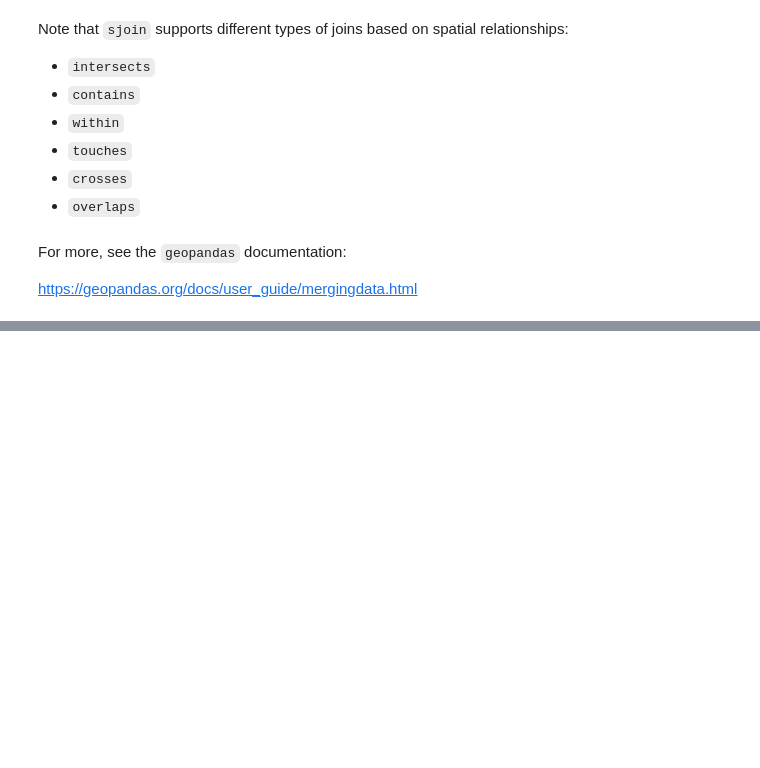
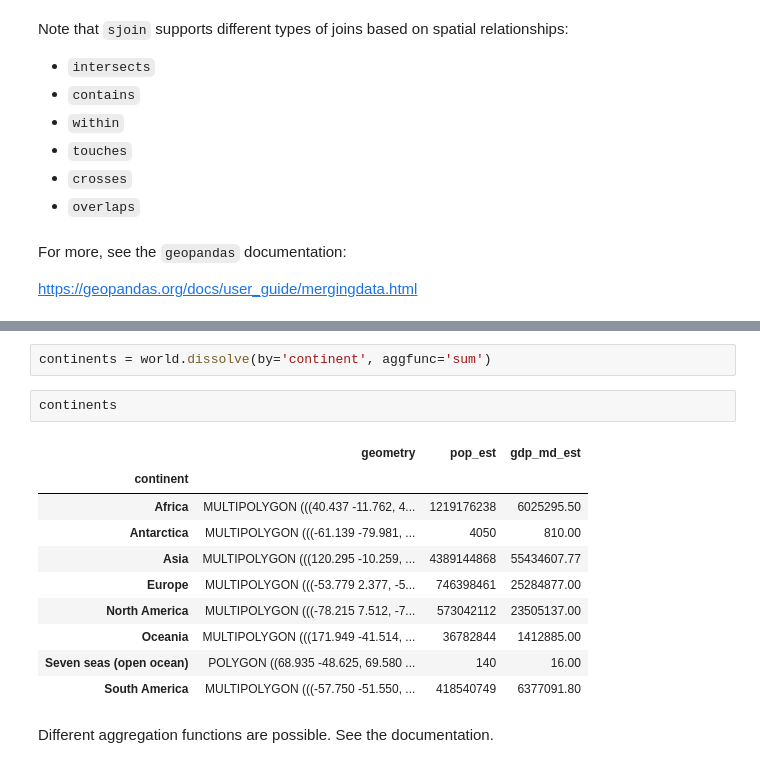
Before and after one commit to sebastianhohmann/geopandas_examples, a Jupyter notebook: _04_common_recipes_reatures.ipynb, the cells around one changed output, grey strips where cells are left out. Drawn from its saved outputs; the diff is of its cells as text; blank space fills up the shorter version.

```diff
--- a/_04_common_recipes_reatures.ipynb
+++ b/_04_common_recipes_reatures.ipynb
@@ -287,0 +317,17 @@ https://geopandas.org/docs/user_guide/mergingdata.html
+# %%
+continents = world.dissolve(by='continent', aggfunc='sum')
+# %%
+continents
+# %% [output]
+|  | geometry | pop_est | gdp_md_est |
+| continent |  |  |  |
+| Africa | MULTIPOLYGON (((40.437 -11.762, 4... | 1219176238 | 6025295.50 |
+| Antarctica | MULTIPOLYGON (((-61.139 -79.981, ... | 4050 | 810.00 |
+| Asia | MULTIPOLYGON (((120.295 -10.259, ... | 4389144868 | 55434607.77 |
+| Europe | MULTIPOLYGON (((-53.779 2.377, -5... | 746398461 | 25284877.00 |
+| North America | MULTIPOLYGON (((-78.215 7.512, -7... | 573042112 | 23505137.00 |
+| Oceania | MULTIPOLYGON (((171.949 -41.514, ... | 36782844 | 1412885.00 |
+| Seven seas (open ocean) | POLYGON ((68.935 -48.625, 69.580 ... | 140 | 16.00 |
+| South America | MULTIPOLYGON (((-57.750 -51.550, ... | 418540749 | 6377091.80 |
+# %% [markdown]
+Different aggregation functions are possible. See the documentation.
```
Also changed, not shown: parts of 7 cells of this notebook.
